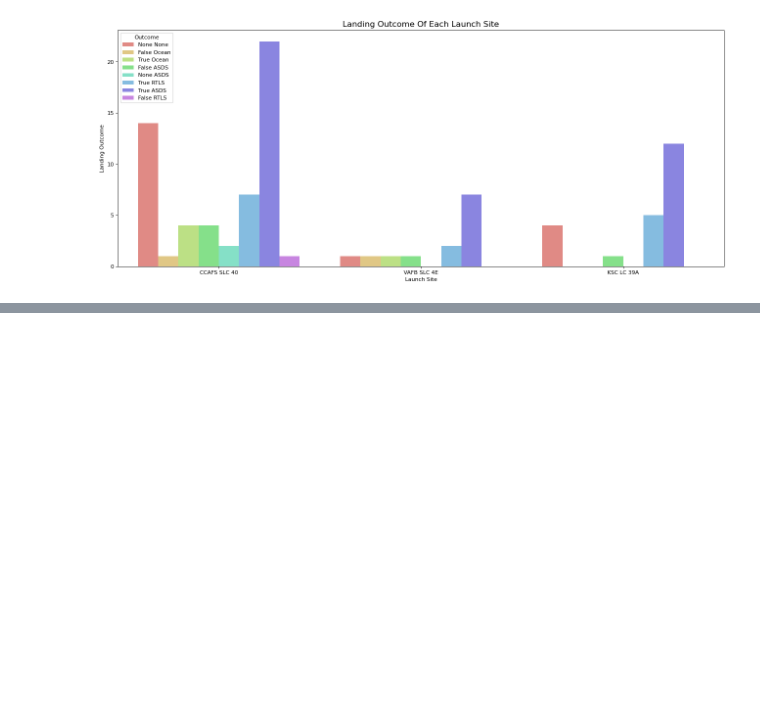
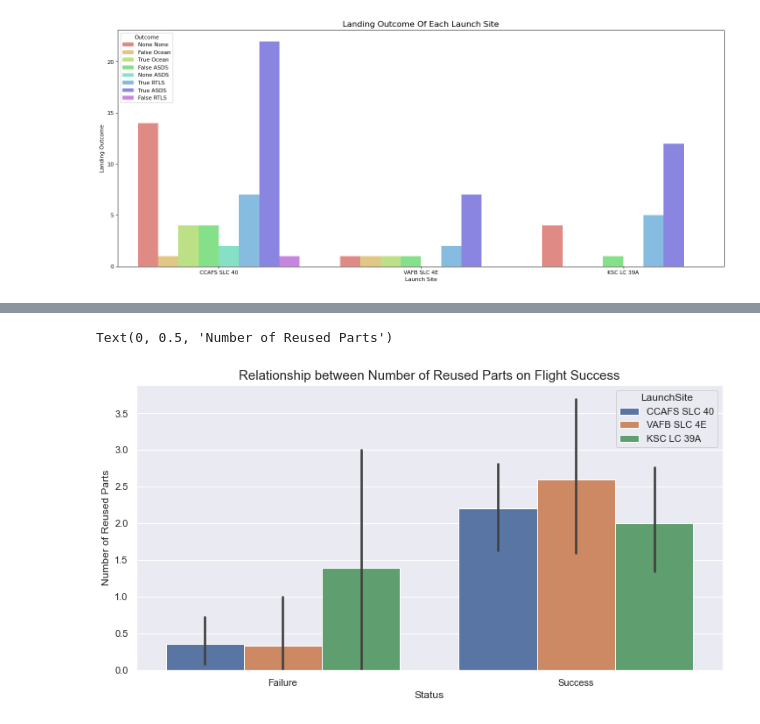
Before and after one commit to JasonnLim/SpaceX, a Jupyter notebook: SpaceX.ipynb, the cells around one changed output, grey strips where cells are left out. Drawn from its saved outputs; the diff is of its cells as text; code cells hidden in the pictures; blank space fills up the shorter version.

Commit message:
Added Data Visualization

```diff
--- a/SpaceX.ipynb
+++ b/SpaceX.ipynb
@@ -234,0 +285,15 @@ plt.show()
+# %%
+data['Status'] = data['Class'].apply(lambda x: 'Success' if x == 1 else 'Failure')
+
+plt.figure(figsize=(12,6))
+
+ax = sns.barplot(x='Status',
+                 y='ReusedCount',
+                 data=data,
+                 hue='LaunchSite')
+
+plt.title('Relationship between Number of Reused Parts on Flight Success', fontsize=15)
+plt.ylabel('Number of Reused Parts')
+# %% [output]
+Text(0, 0.5, 'Number of Reused Parts')
+[figure, added]
```
Also changed, not shown: parts of 5 cells of this notebook.
